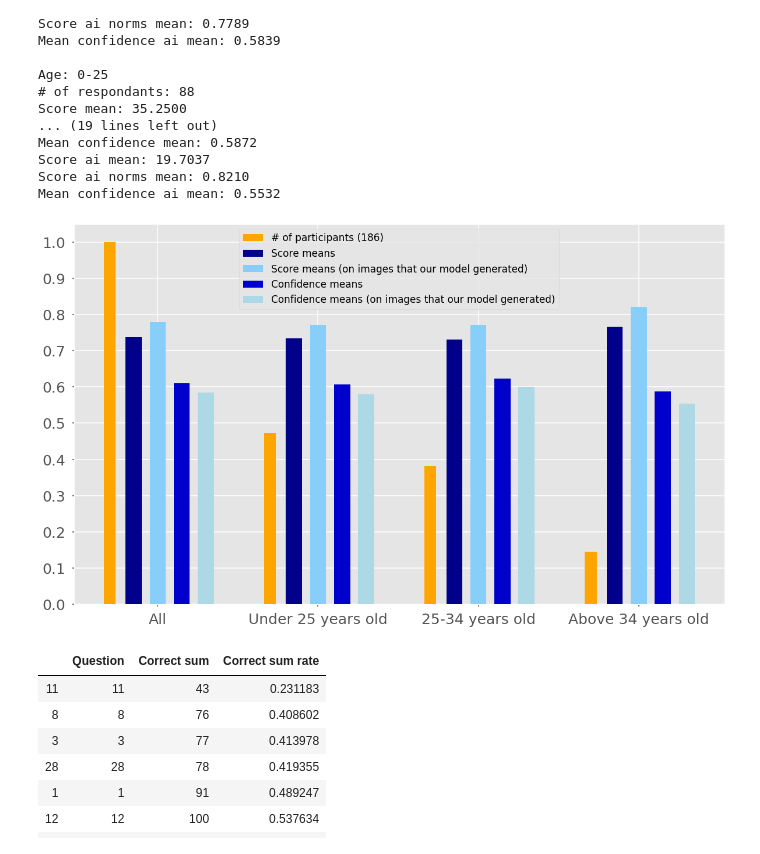
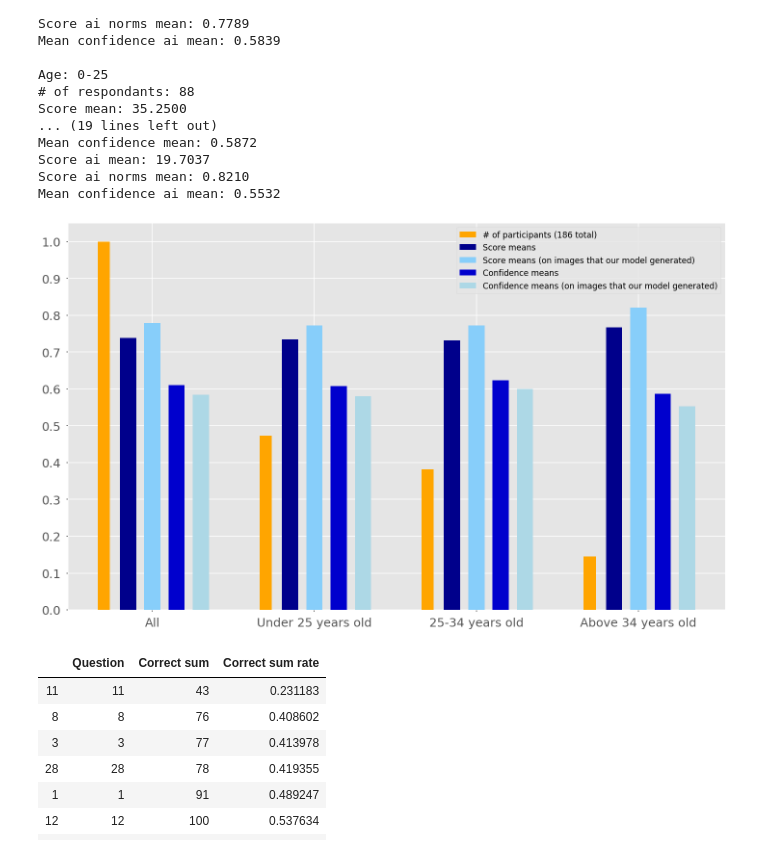
Before and after one commit to azmiozgen/text2painting, a Jupyter notebook: notebooks/survey_analysis.ipynb, the cells around one changed output. Drawn from its saved outputs; the diff is of its cells as text; code cells hidden in the pictures.

```diff
--- a/notebooks/survey_analysis.ipynb
+++ b/notebooks/survey_analysis.ipynb
@@ -276,0 +398,23 @@ Score ai norms mean: 0.8333
+# %%
+style.use('seaborn-poster')
+style.use('ggplot')
+
+labels = ['All', 'Employed', 'Studying', 'Unemployed']
+xticks = np.arange(1, 9, 2)
+
+plt.figure(figsize=(20, 12))
+
+plt.bar(xticks - 0.60, np.array(n_respondents) / n_respondents[0], color='orange', width=0.15, label='# of participants ({} total)'.format(N_RESPONDENTS))
+plt.bar(xticks - 0.30, score_means, color='darkblue', width=0.20, label='Score means')
+plt.bar(xticks - 0.00, score_ai_means, color='lightskyblue', width=0.20, label='Score means (on images that our model generated)')
+plt.bar(xticks + 0.30, conf_means, color='mediumblue', width=0.20, label='Confidence means ')
+plt.bar(xticks + 0.60, conf_ai_means, color='lightblue', width=0.20, label='Confidence means (on images that our model generated)')
+
+plt.yticks(np.arange(0.0, 1.1, 0.1), fontsize=25)
+plt.xticks(xticks, labels, rotation=0, fontsize=25)
+
+plt.legend(fontsize=17)
+plt.tight_layout()
+
+# plt.show()
+plt.savefig("survey_work_results.png")
@@ -359,27 +507,28 @@ Mean confidence ai mean: 0.5532
 # %%
 style.use('seaborn-poster')
 style.use('ggplot')
 
 labels = ['All', 'Under 25 years old', '25-34 years old', 'Above 34 years old']
 xticks = np.arange(1, 9, 2)
 
 plt.figure(figsize=(20, 12))
 
-plt.bar(xticks - 0.60, np.array(n_respondents) / n_respondents[0], color='orange', width=0.15, label='# of participants ({})'.format(N_RESPONDENTS))
+plt.bar(xticks - 0.60, np.array(n_respondents) / n_respondents[0], color='orange', width=0.15, label='# of participants ({} total)'.format(N_RESPONDENTS))
 plt.bar(xticks - 0.30, score_means, color='darkblue', width=0.20, label='Score means')
 plt.bar(xticks - 0.00, score_ai_means, color='lightskyblue', width=0.20, label='Score means (on images that our model generated)')
 plt.bar(xticks + 0.30, conf_means, color='mediumblue', width=0.20, label='Confidence means ')
 plt.bar(xticks + 0.60, conf_ai_means, color='lightblue', width=0.20, label='Confidence means (on images that our model generated)')
 
 plt.yticks(np.arange(0.0, 1.1, 0.1), fontsize=25)
 plt.xticks(xticks, labels, fontsize=25)
 
 plt.legend(fontsize=17)
+plt.tight_layout()
 
 # plt.show()
 plt.savefig("survey_age_results.png")
 # %% [output]
-[figure, old version]
+[figure, new version]
 # %%
 ## Question analysis (most confused)
 df_questions = pd.DataFrame(columns=['Question', 'Correct sum', 'Correct sum rate'])
```
Also changed, not shown: parts of 10 cells of this notebook, 4 other files.
